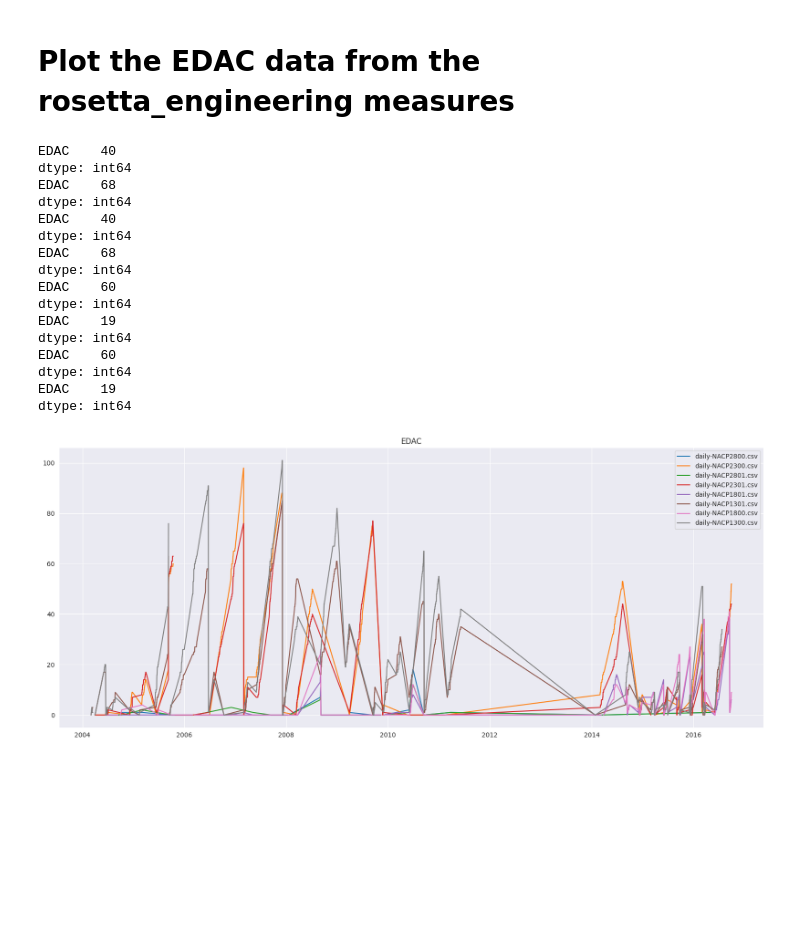
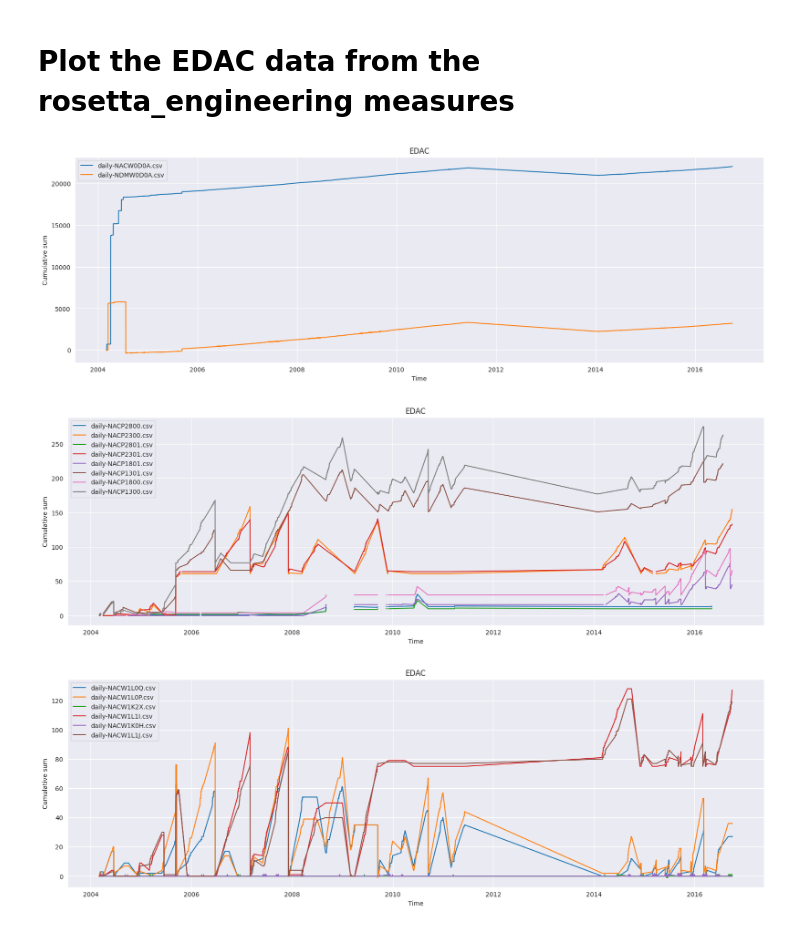
Before and after one commit to CS-433/ml-project-2-ml4esa, a Jupyter notebook: DataFetcher.ipynb, the cells around one changed output. Cells and saved outputs as stored; diff of their text form; code cells hidden in the pictures; blank space fills up the shorter version.

Commit message:
loaded jourly data

```diff
--- a/DataFetcher.ipynb
+++ b/DataFetcher.ipynb
@@ -19,7 +19,7 @@ urls = [parent_url0, parent_url1, parent_url2, parent_url3, parent_url4, parent_
 # %% [markdown]
 # Fetch the data
 # %%
-index = 0
+index = 1
 measures, res = await load_all_parent_directory(urls[index])
 # %% [output]
 The links in the parents directory are:
@@ -52,5 +35,5 @@ res1
 # %% [markdown]
 # Simple post fetching transformations
 # %%
-data, files = post_process_data(res, measures)
+data, files = post_process_data(res, measures, frequency='h')
 files
@@ -85,7 +40,20 @@ for name, d in data.items():
 # %% [markdown]
 # Save the data into a CSV
 # %%
-directory_path = "DATA/rosetta_engineering/"
+directory_path = "DATA/rosetta_engineering_hourly/"
 for name, d in data.items():
     file_name = f"daily-{name}.csv"
     d.to_csv(directory_path + file_name)
+# %%
+# Load all the links from the website
+async def load_and_save_enac_from_esa_website(url: str, directory_path: str):
+    measures, res = await load_all_parent_directory(url)
+    data, files = post_process_data(res, measures, frequency='h')
+
+    for name, d in data.items():
+        file_name = f"daily-{name}.csv"
+        d.to_csv(directory_path + file_name)
+
+directory_path = "DATA/rosetta_engineering_hourly/"
+for url in urls[2:]:
+    await load_and_save_enac_from_esa_website(url, directory_path)
@@ -92,40 +77,41 @@ for name, d in data.items():
 # %% [markdown]
 # Plot the EDAC data from the rosetta_engineering measures
 # %%
-directory_path = "DATA/rosetta_engineering/"
-files = os.listdir(directory_path)
-files = list(filter(lambda x: "NACP" in x, files))
-
 def load_engineering_param(file_path):
     data = pd.read_csv(file_path, index_col=0)
     data.index = pd.to_datetime(data.index)
-    print(data.isna().sum())
     return data
 
-file_paths = [directory_path + file for file in files]
-data = [load_engineering_param(file_path) for file_path in file_paths]
+def plot_ENAC_instruments(name_filters: list[str], files: list[str], directory_path: str, correct: bool = True):
+    files = list(filter(lambda x: any([name_filter in x for name_filter in name_filters]), files))
+    file_paths = [directory_path + file for file in files]
+    data = [load_engineering_param(file_path) for file_path in file_paths]
+    # Compute the derivative of the data
+    diff_data = [d.diff() for d in data]
 
-# Plot the data
-fig, ax = plt.subplots(figsize=(20, 8))
-for i, d in enumerate(data):
-    ax.plot(d, label=files[i])
-    plt.legend()
-    plt.title("EDAC")
+    if correct:
+        # Remove negative diff values
+        for i, d in enumerate(diff_data):
+            d[d < 0] = 0
+            diff_data[i] = d
+    cumsum_data = [d.cumsum() for d in diff_data]
+
+    # Plot the data
+    fig, ax = plt.subplots(figsize=(20, 6))
+    for i, d in enumerate(cumsum_data):
+        ax.plot(d, label=files[i])
+        plt.legend()
+        plt.title("EDAC")
+        plt.xlabel("Time")
+        plt.ylabel("Cumulative sum")
+    plt.show()
+directory_path = "DATA/rosetta_engineering_hourly/"
+files = os.listdir(directory_path)
+
+plot_ENAC_instruments(["NACW0", "NDM"], files, directory_path, correct=False)
+plot_ENAC_instruments(["NACP"], files, directory_path, correct=False)
+plot_ENAC_instruments(["NACW1"], files, directory_path, correct=False)
 # %% [output]
-EDAC    40
-dtype: int64
-EDAC    68
-dtype: int64
-EDAC    40
-dtype: int64
-EDAC    68
-dtype: int64
-EDAC    60
-dtype: int64
-EDAC    19
-dtype: int64
-EDAC    60
-dtype: int64
-EDAC    19
-dtype: int64
-[figure, old version]
+[figure, new version]
+[figure, added]
+[figure, added]
```
Also changed, not shown: parts of 9 cells of this notebook, 33 other files.
